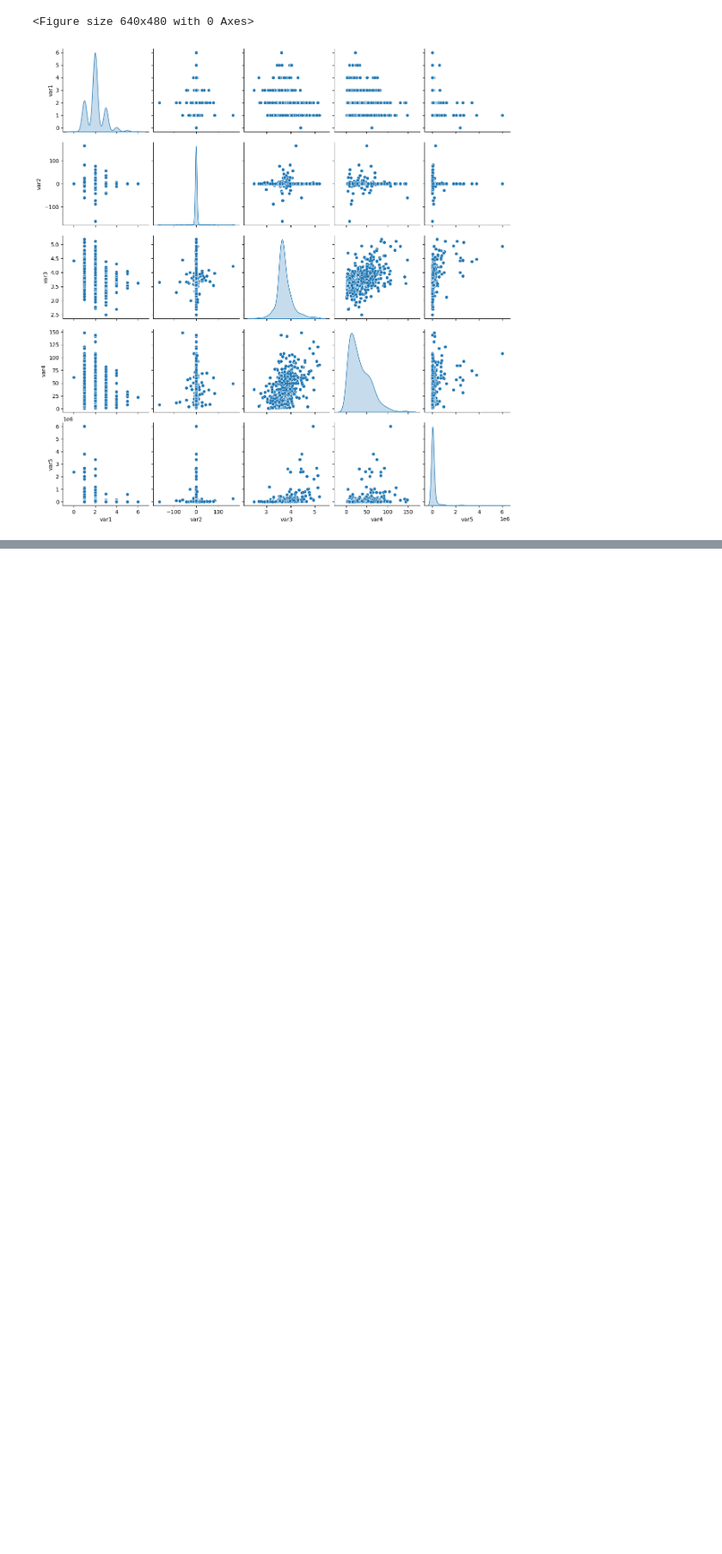
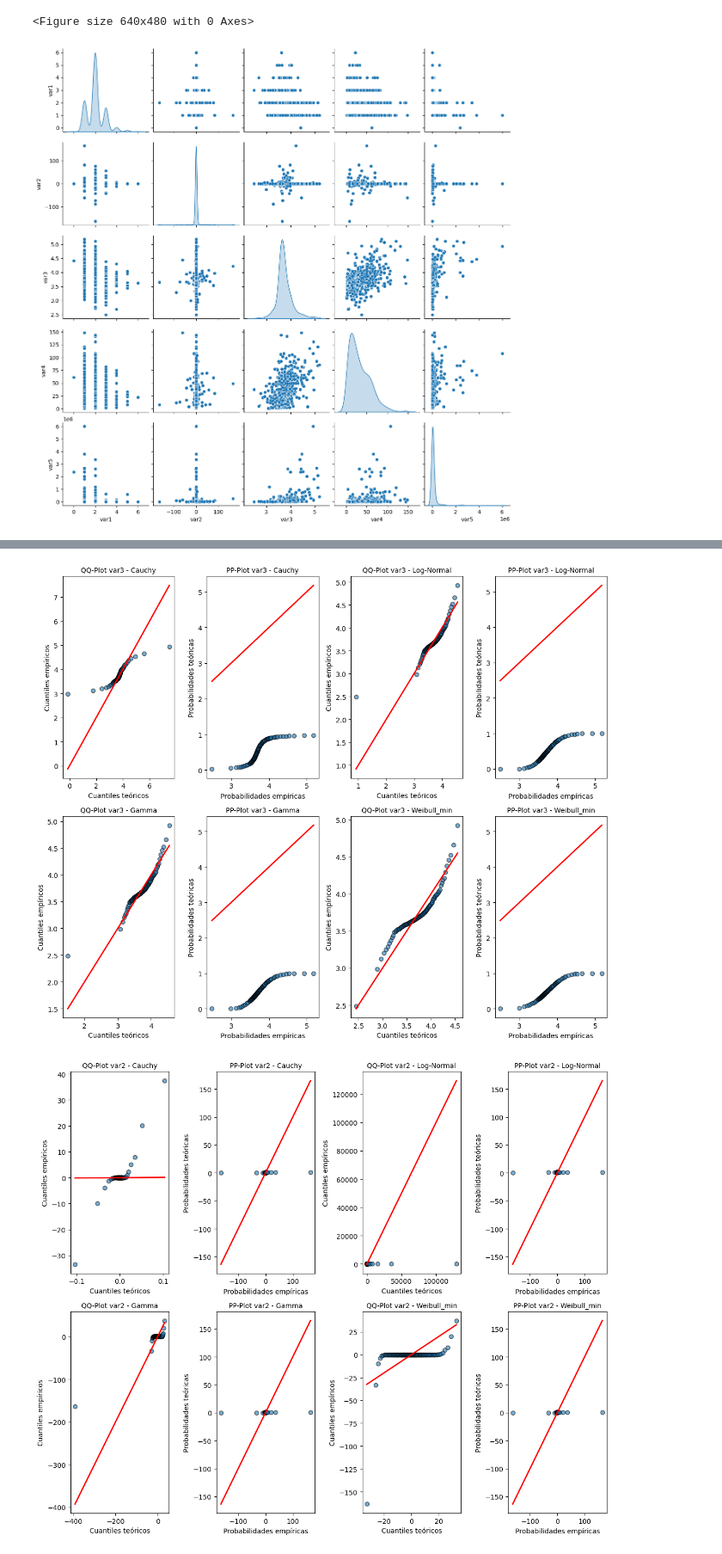
Before and after one commit to DanyHidalgo/Tarea-1---EML, a Jupyter notebook: Tarea1.1.ipynb, the cells around one changed output, grey strips where cells are left out. Shown at 86% size. Cells and saved outputs as stored; diff of their text form; code cells hidden in the pictures; blank space fills up the shorter version.

```diff
--- a/Tarea1.1.ipynb
+++ b/Tarea1.1.ipynb
@@ -134,0 +169,48 @@ def get_best_distribution(data, dist_names):
+# %%
+# Diccionario para guardar los parámetros de cada distribución
+ajustes = {}
+
+for var in variables:
+    data = df[var].dropna()  # Eliminar valores nulos si los hay
+    ajustes[var] = {}
+
+    for nombre, dist in dist_continuas:
+        params = dist.fit(data)  # Ajustar la distribución
+        ajustes[var][nombre] = params  # Guardar parámetros
+# %%
+
+for var in variables:
+    data = df[var].dropna()
+
+    # Determinar la cantidad de distribuciones y definir la cuadrícula
+    cols = 2  # Dos gráficos por fila (QQ y PP)
+    rows = math.ceil(len(dist_continuas) / cols)  # Número de filas necesarias
+
+    # Crear la figura con subgráficas
+    fig, axes = plt.subplots(rows, cols * 2, figsize=(cols * 6, rows * 5))  # Doble de columnas para QQ y PP
+    axes = axes.flatten()  # Aplanar la matriz de subgráficas
+
+    plot_idx = 0  # Índice de subgráfica
+
+    for nombre, dist in dist_continuas:
+        params = ajustes[var][nombre]
+
+        # Títulos y graficado en subgráficas correspondientes
+        qq_plot(data, dist, params, axes[plot_idx])
+        axes[plot_idx].set_title(f"QQ-Plot {var} - {nombre}", fontsize=10)
+
+        pp_plot(data, dist, params, axes[plot_idx + 1])
+        axes[plot_idx + 1].set_title(f"PP-Plot {var} - {nombre}", fontsize=10)
+
+        plot_idx += 2  # Pasamos al siguiente par de gráficos
+
+    # Ocultar subgráficas sobrantes si las hay
+    for i in range(plot_idx, len(axes)):
+        axes[i].axis("off")
+
+    # Ajustar diseño y mostrar figura
+    plt.tight_layout()
+    plt.show()
+# %% [output]
+[figure, added]
+[figure, added]
```
Also changed, not shown: parts of 16 cells of this notebook.
